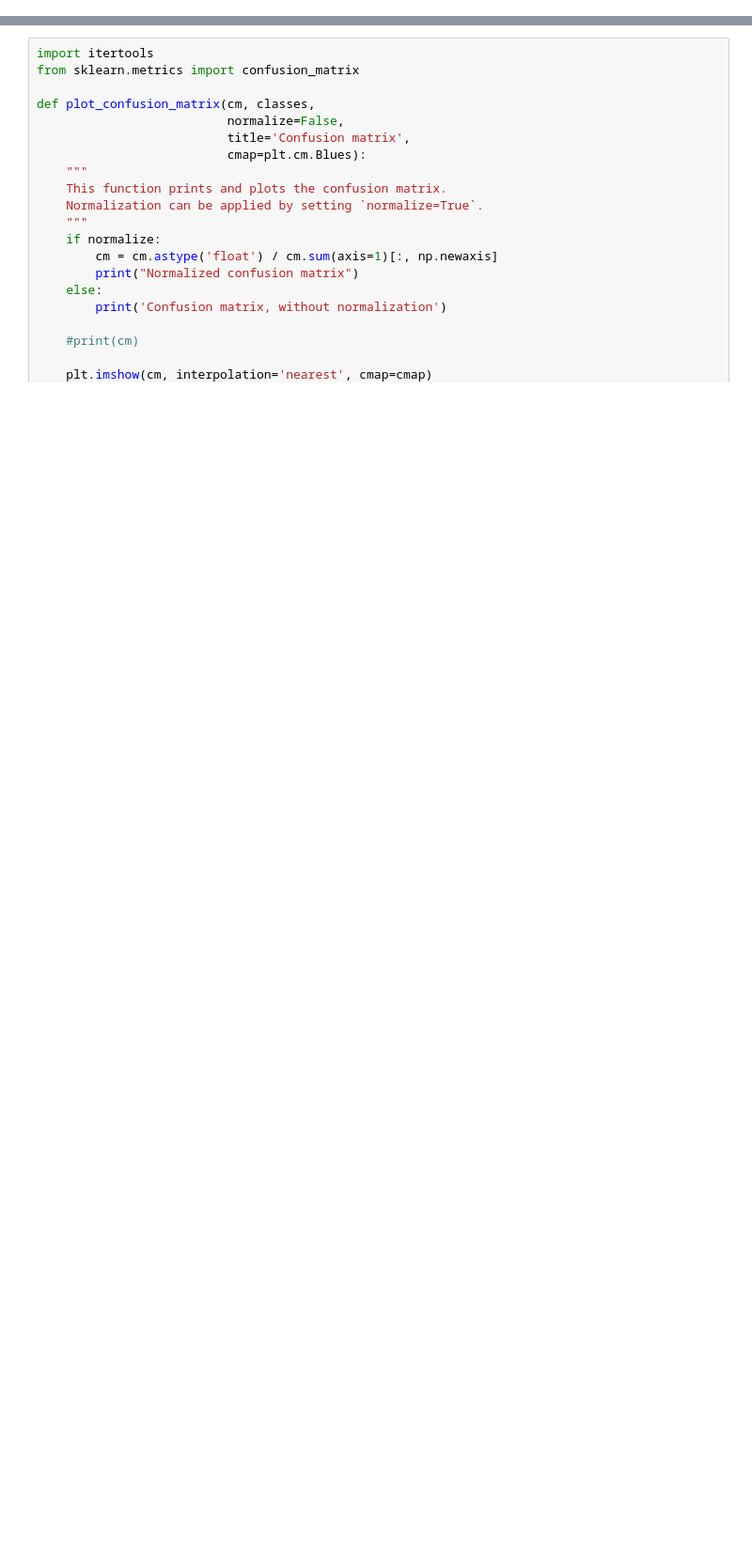
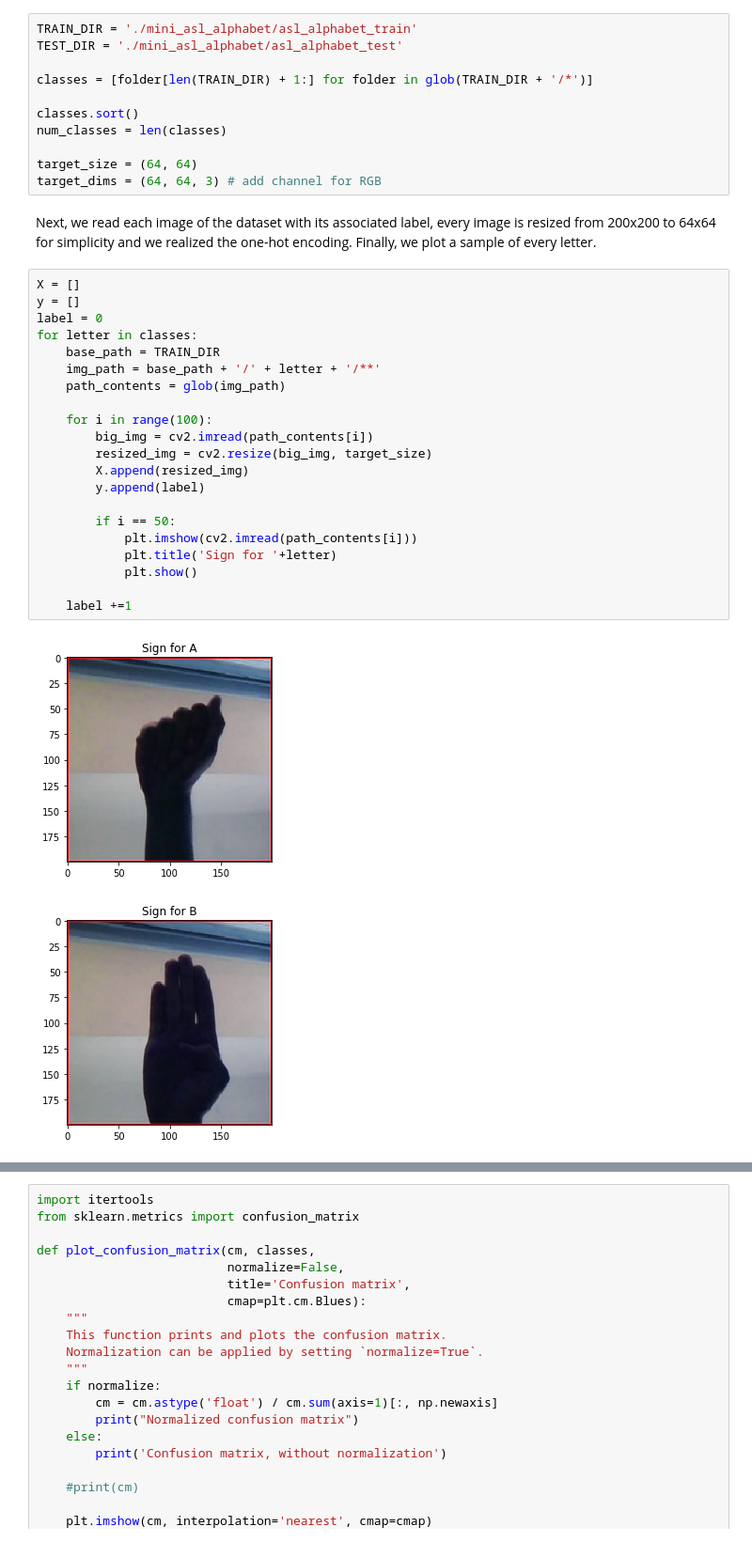
Before and after one commit to helbercarvajal/U3.Proyecto, a Jupyter notebook: asl_Alphabet.ipynb, the cells around one changed output, grey strips where cells are left out. Shown at 94% size. Drawn from its saved outputs; the diff is of its cells as text; blank space fills up the shorter version.

Commit message:
changes in the order of asl_Alphabet.ipynb

```diff
--- a/asl_Alphabet.ipynb
+++ b/asl_Alphabet.ipynb
@@ -57,0 +52,37 @@ Samples images for letter A
+# %%
+TRAIN_DIR = './mini_asl_alphabet/asl_alphabet_train'
+TEST_DIR = './mini_asl_alphabet/asl_alphabet_test'
+
+classes = [folder[len(TRAIN_DIR) + 1:] for folder in glob(TRAIN_DIR + '/*')]
+
+classes.sort()
+num_classes = len(classes)
+
+target_size = (64, 64)
+target_dims = (64, 64, 3) # add channel for RGB
+# %% [markdown]
+Next, we read each image of the dataset with its associated label, every image is resized from 200x200 to 64x64 for simplicity and we realized the one-hot encoding. Finally, we plot a sample of every letter.
+# %%
+X = []
+y = []
+label = 0
+for letter in classes:
+    base_path = TRAIN_DIR
+    img_path = base_path + '/' + letter + '/**'
+    path_contents = glob(img_path)
+
+    for i in range(100):
+        big_img = cv2.imread(path_contents[i])
+        resized_img = cv2.resize(big_img, target_size)
+        X.append(resized_img)
+        y.append(label)
+
+        if i == 50:
+            plt.imshow(cv2.imread(path_contents[i]))
+            plt.title('Sign for '+letter)
+            plt.show()
+
+    label +=1
+# %% [output]
+[figure, added]
+[figure, added]
```
Also changed, not shown: parts of 62 cells of this notebook.
